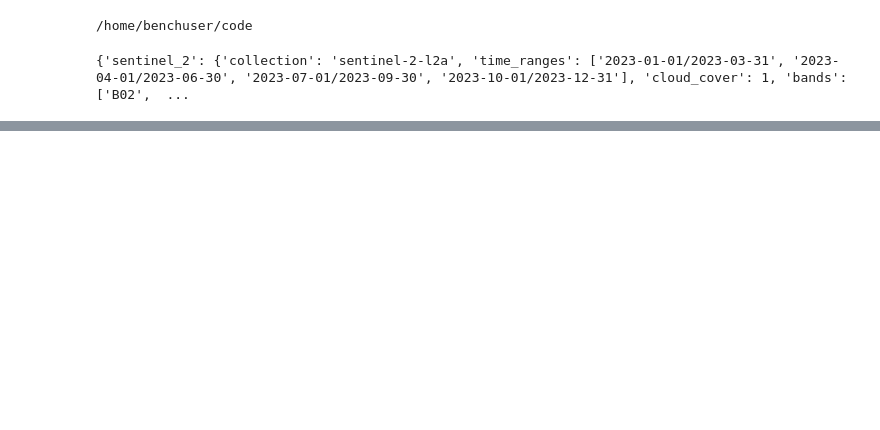
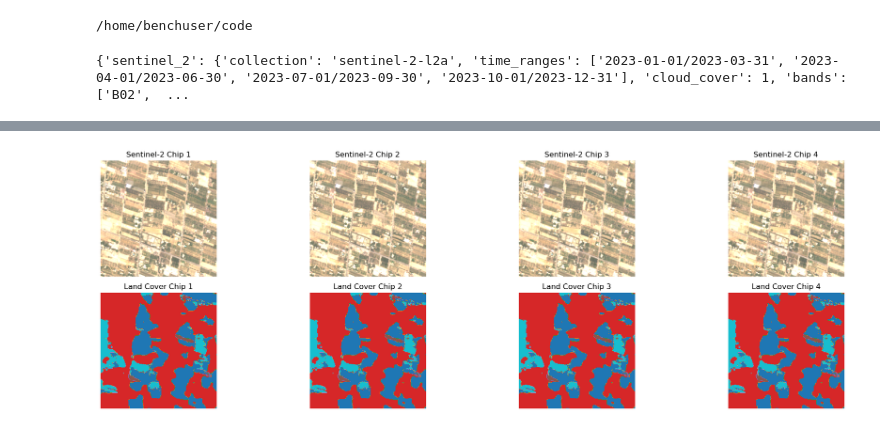
Before and after one commit to ClarkCGA/gelos-lc-datagen, a Jupyter notebook: notebooks/caleb-chipgen.ipynb, the cells around one changed output, grey strips where cells are left out. Saved outputs shown, nothing was run; the diff lists cells and outputs as text; code cells hidden in the pictures; blank space fills up the shorter version.

Commit message:
first four chips are identical

```diff
--- a/notebooks/caleb-chipgen.ipynb
+++ b/notebooks/caleb-chipgen.ipynb
@@ -375,2 +399,7 @@ Processing chips for AOI at (31.20416267326229, 30.02337142235983, 31.2804336331
+# %%
+import matplotlib.pyplot as plt
+plot_chips(chip_dict)
+# %% [output]
+[figure, added]
 # %%
 #print(s2_stack)
```
Also changed, not shown: parts of 9 cells of this notebook, 8 other files.
